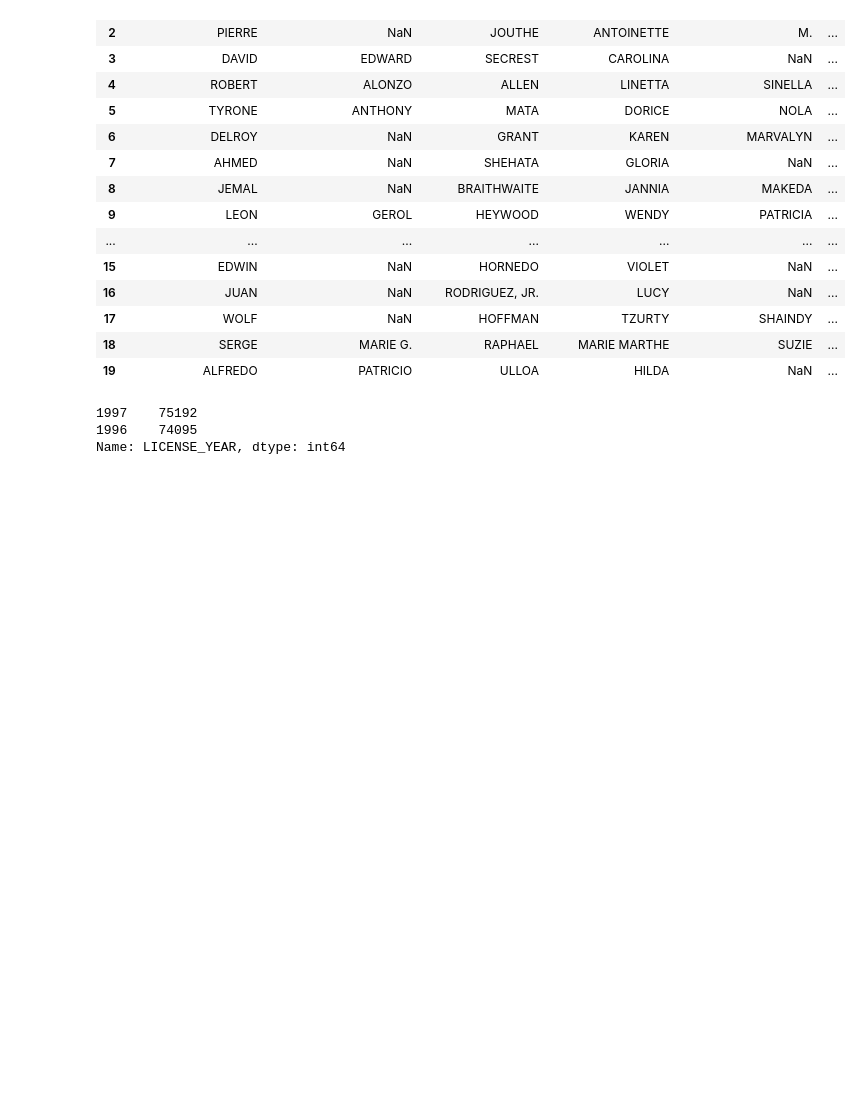
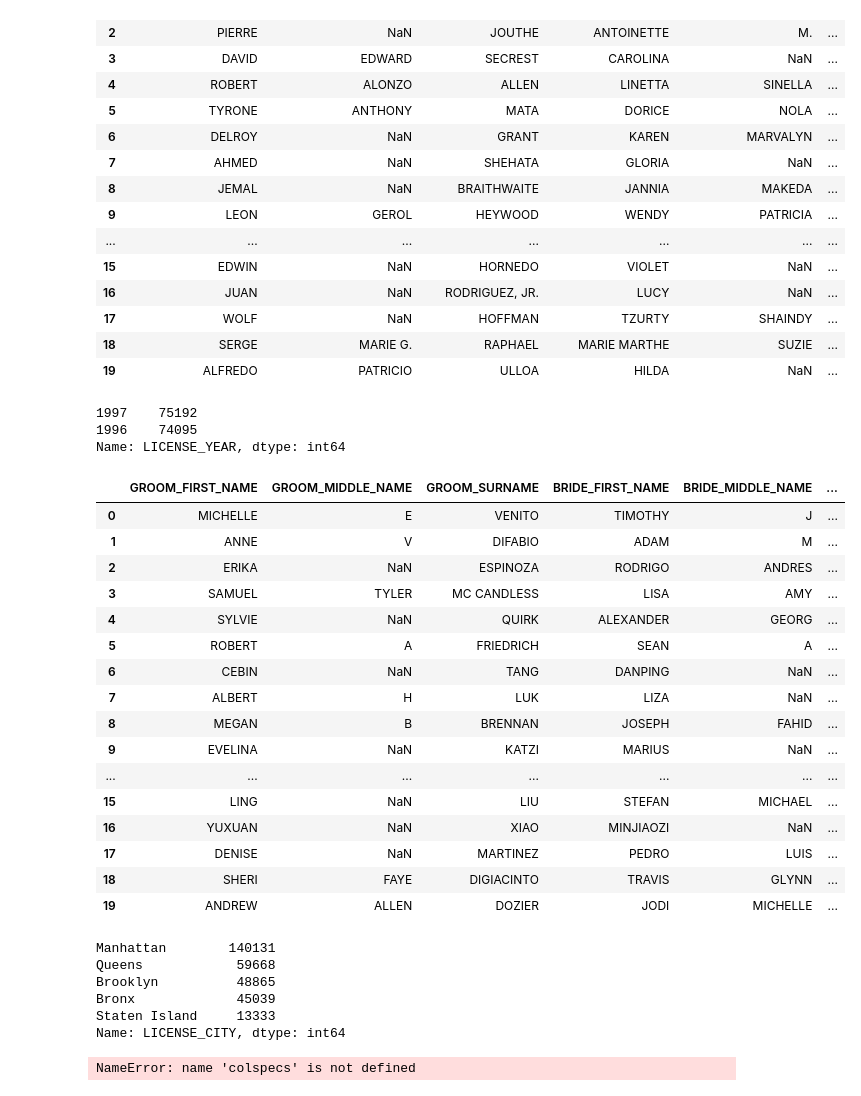
Before and after one commit to hamiltonchangcodes/marriage_project, a Jupyter notebook: marriage_eda.ipynb, the cells around one changed output. Saved outputs shown, nothing was run; the diff lists cells and outputs as text; code cells hidden in the pictures; blank space fills up the shorter version.

```diff
--- a/marriage_eda.ipynb
+++ b/marriage_eda.ipynb
@@ -89,3 +93,38 @@ dfnew.LICENSE_YEAR.value_counts()
 1997    75192
 1996    74095
 Name: LICENSE_YEAR, dtype: int64
+# %%
+today = pd.read_csv('data/2014-2017.csv')
+# %%
+today.head(20)
+# %% [output]
+|  | GROOM_FIRST_NAME | GROOM_MIDDLE_NAME | GROOM_SURNAME | BRIDE_FIRST_NAME | BRIDE_MIDDLE_NAME | ... |
+| 0 | MICHELLE | E | VENITO | TIMOTHY | J | ... |
+| 1 | ANNE | V | DIFABIO | ADAM | M | ... |
+| 2 | ERIKA | NaN | ESPINOZA | RODRIGO | ANDRES | ... |
+| 3 | SAMUEL | TYLER | MC CANDLESS | LISA | AMY | ... |
+| 4 | SYLVIE | NaN | QUIRK | ALEXANDER | GEORG | ... |
+| 5 | ROBERT | A | FRIEDRICH | SEAN | A | ... |
+| 6 | CEBIN | NaN | TANG | DANPING | NaN | ... |
+| 7 | ALBERT | H | LUK | LIZA | NaN | ... |
+| 8 | MEGAN | B | BRENNAN | JOSEPH | FAHID | ... |
+| 9 | EVELINA | NaN | KATZI | MARIUS | NaN | ... |
+| ... | ... | ... | ... | ... | ... | ... |
+| 15 | LING | NaN | LIU | STEFAN | MICHAEL | ... |
+| 16 | YUXUAN | NaN | XIAO | MINJIAOZI | NaN | ... |
+| 17 | DENISE | NaN | MARTINEZ | PEDRO | LUIS | ... |
+| 18 | SHERI | FAYE | DIGIACINTO | TRAVIS | GLYNN | ... |
+| 19 | ANDREW | ALLEN | DOZIER | JODI | MICHELLE | ... |
+# %%
+today.LICENSE_CITY.value_counts()
+# %% [output]
+Manhattan        140131
+Queens            59668
+Brooklyn          48865
+Bronx             45039
+Staten Island     13333
+Name: LICENSE_CITY, dtype: int64
+# %%
+df = pd.read_fwf('data/2015_2017_FemRespData.dat', colnames)
+# %% [output]
+NameError: name 'colspecs' is not defined
```
Also changed, not shown: parts of 3 cells of this notebook, 2 other files.
